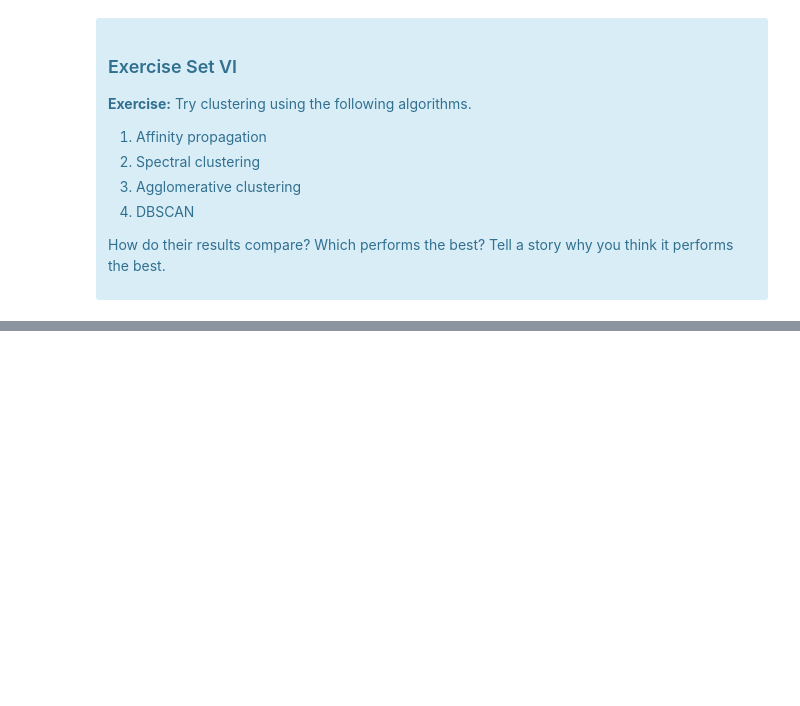
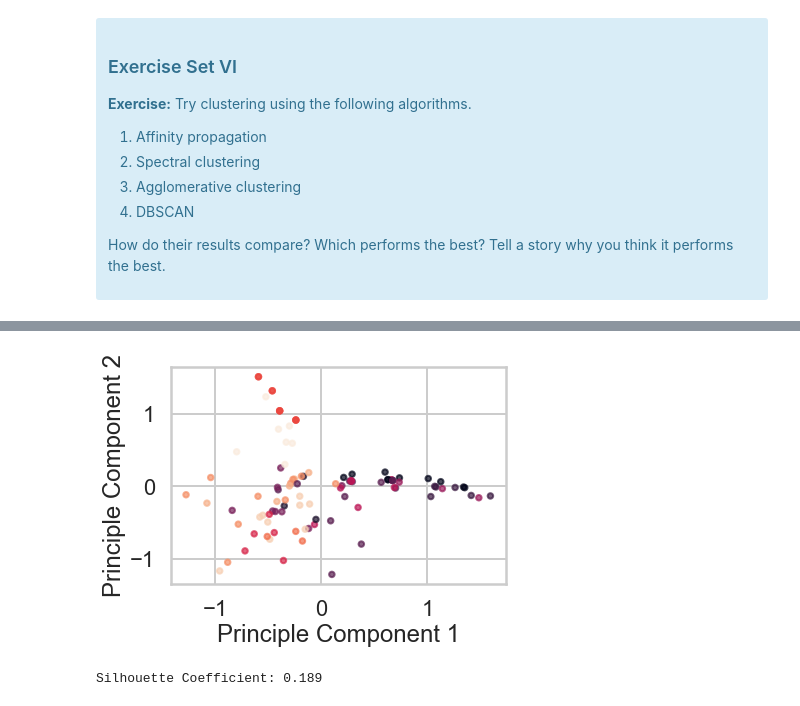
Before and after one commit to neeldeorukhkar/Springboard-Case-Studies, a Jupyter notebook: KMeansClusteringCaseStudy/Clustering Case Study - Customer Segmentation with K-Means - Tier 3.ipynb, the cells around one changed output, grey strips where cells are left out. Cells and saved outputs as stored; diff of their text form; code cells hidden in the pictures; blank space fills up the shorter version.

```diff
--- a/KMeansClusteringCaseStudy/Clustering Case Study - Customer Segmentation with K-Means - Tier 3.ipynb
+++ b/KMeansClusteringCaseStudy/Clustering Case Study - Customer Segmentation with K-Means - Tier 3.ipynb
@@ -352,0 +489,5 @@ This is only one use of PCA for dimension reduction. We can also use PCA when we
+# %%
+#Let's finalize our cluster
+model = KMeans(n_clusters = 3, random_state = 42)
+model.fit(x_cols)
+pivoted['cluster'] = model.predict(x_cols)
@@ -481,0 +745,19 @@ Source: http://scikit-learn.org/stable/modules/clustering.html
+# %%
+# Your turn
+from sklearn.cluster import AffinityPropagation
+from sklearn import metrics
+
+af = AffinityPropagation(random_state = 42)
+af.fit(x_cols)
+pivoted['cluster_af'] = af.predict(x_cols)
+plt.scatter(pivoted['x'], pivoted['y'], c=pivoted['cluster_af'], alpha=0.7, s=30)
+plt.xlabel('Principle Component 1')
+plt.ylabel('Principle Component 2')
+plt.show()
+
+labels = af.labels_
+print("Silhouette Coefficient: %0.3f"
+      % metrics.silhouette_score(X, labels, metric='sqeuclidean'))
+# %% [output]
+[figure, added]
+Silhouette Coefficient: 0.189
```
Also changed, not shown: parts of 23 cells of this notebook.
